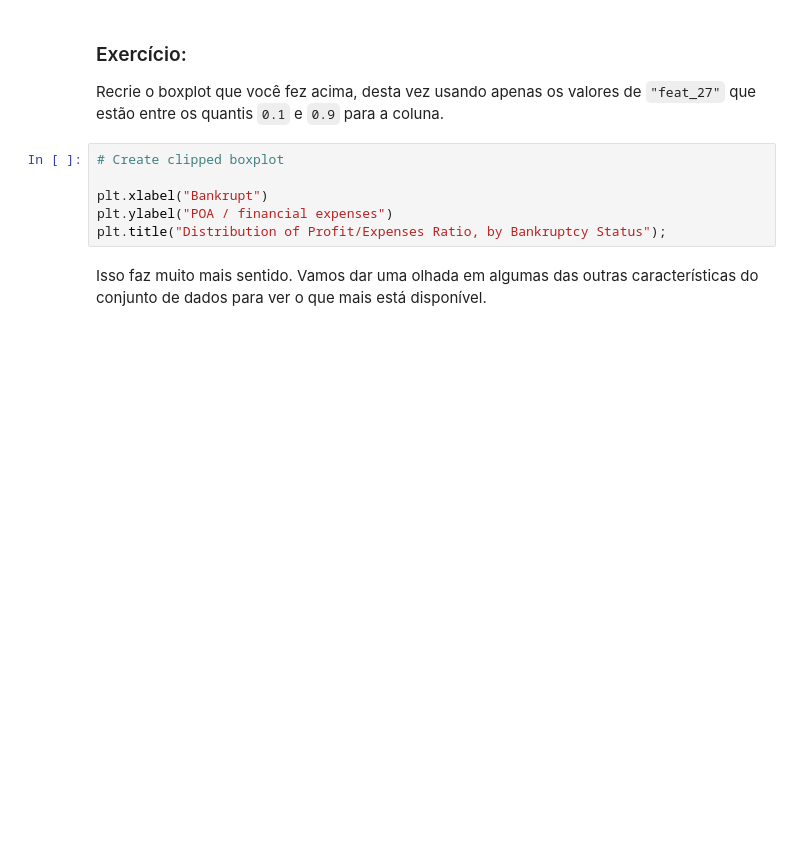
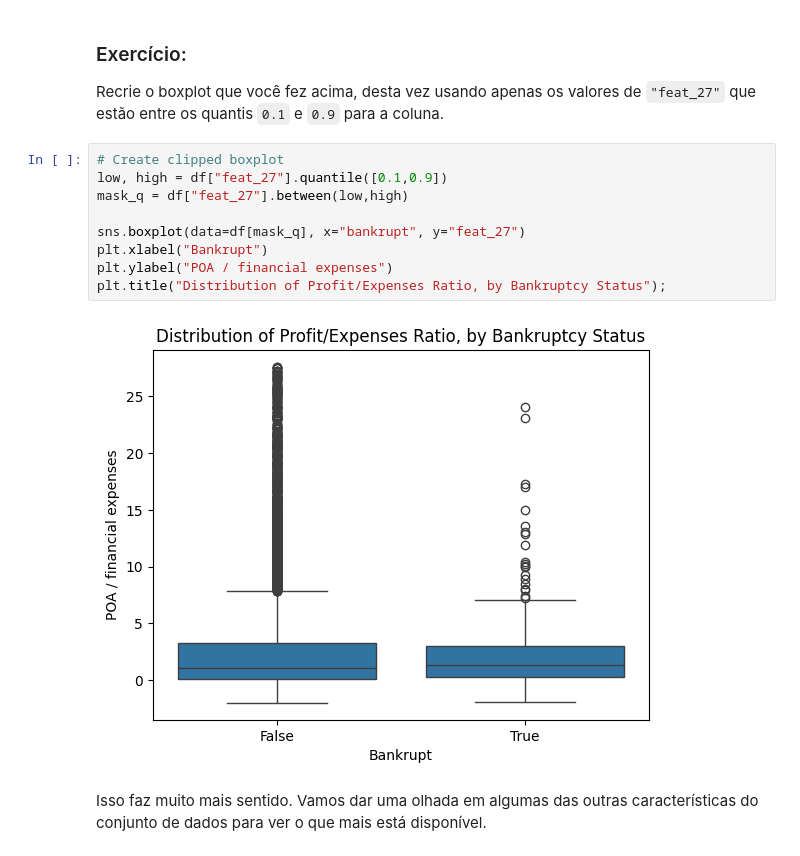
Before and after one commit to Pietro2704/Python, a Jupyter notebook: Python-IA/Aulas/IA__8.ipynb, the cells around one changed output. Drawn from its saved outputs; the diff is of its cells as text; blank space fills up the shorter version.

```diff
--- a/Python-IA/Aulas/IA__8.ipynb
+++ b/Python-IA/Aulas/IA__8.ipynb
@@ -253,10 +373,15 @@ Aha! Nós vimos isso nos números e agora vemos isso no histograma. Os dados est
 Recrie o boxplot que você fez acima, desta vez usando apenas os valores de `"feat_27"` que estão entre os quantis `0.1` e `0.9` para a coluna.
 # %%
 # Create clipped boxplot
+low, high = df["feat_27"].quantile([0.1,0.9])
+mask_q = df["feat_27"].between(low,high)
 
+sns.boxplot(data=df[mask_q], x="bankrupt", y="feat_27")
 plt.xlabel("Bankrupt")
 plt.ylabel("POA / financial expenses")
 plt.title("Distribution of Profit/Expenses Ratio, by Bankruptcy Status");
+# %% [output]
+[figure, added]
 # %% [markdown]
 Isso faz muito mais sentido. Vamos dar uma olhada em algumas das outras características do conjunto de dados para ver o que mais está disponível.
 # %% [markdown]
```
Also changed, not shown: parts of 23 cells of this notebook, 3 other files.
